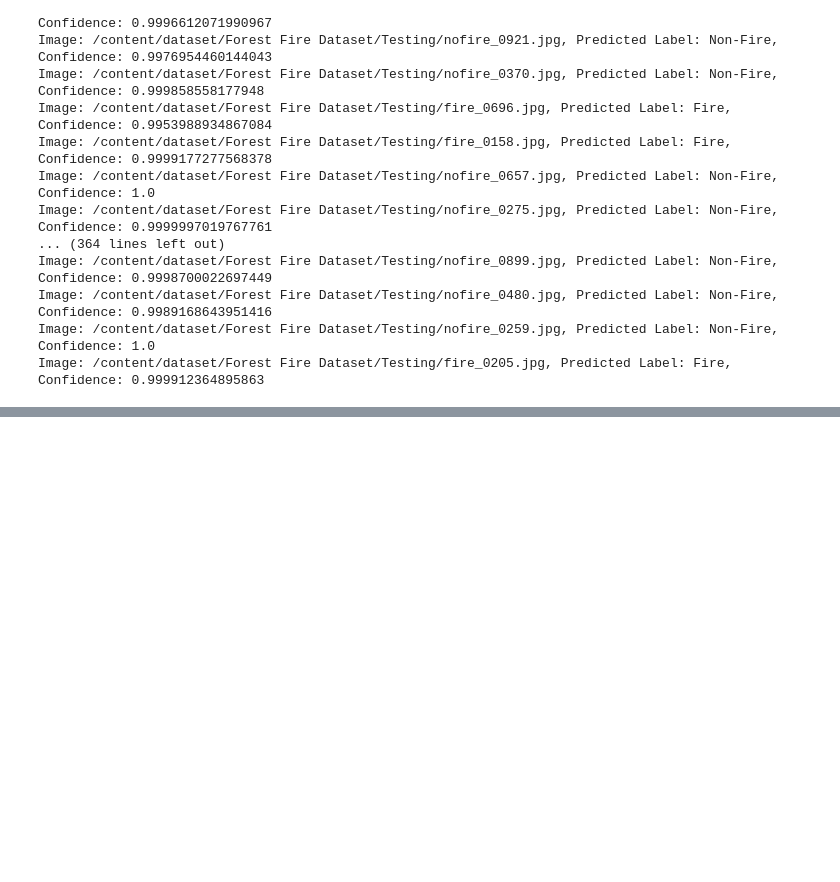
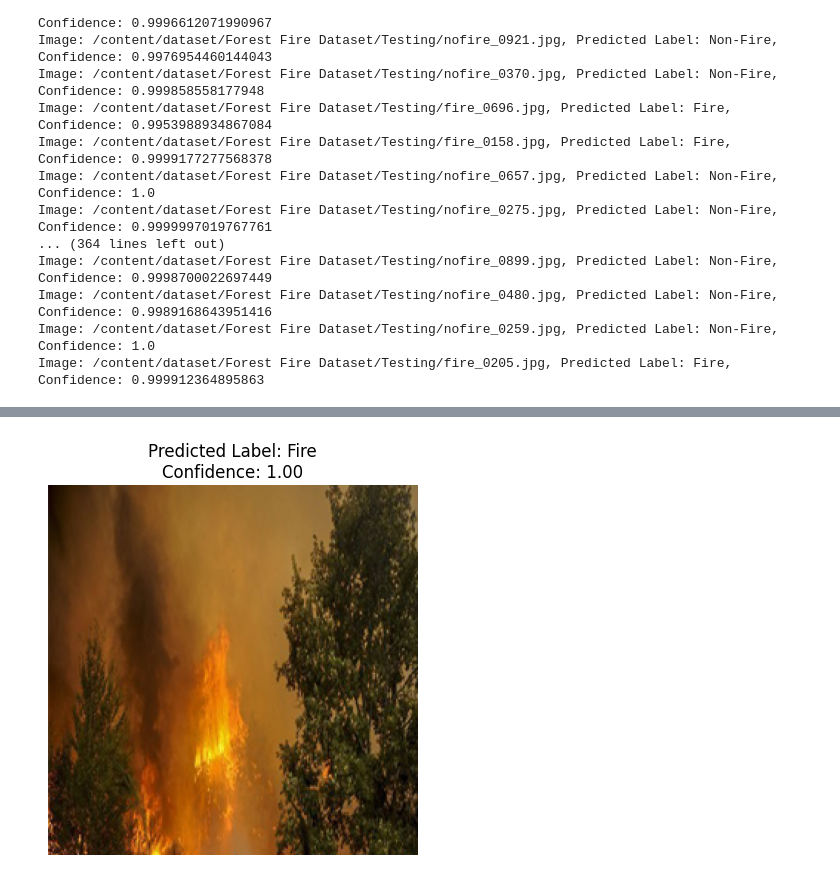
Before and after one commit to rahlgpta/FireDetection, a Jupyter notebook: Forrest_Fire_Detection.ipynb, the cells around one changed output, grey strips where cells are left out. Cells and saved outputs as stored; diff of their text form; code cells hidden in the pictures; blank space fills up the shorter version.

```diff
--- a/Forrest_Fire_Detection.ipynb
+++ b/Forrest_Fire_Detection.ipynb
@@ -114,3 +114,7 @@ Image: /content/dataset/Forest Fire Dataset/Testing/nofire_0899.jpg, Predicted L
 Image: /content/dataset/Forest Fire Dataset/Testing/nofire_0480.jpg, Predicted Label: Non-Fire, Confidence: 0.9989168643951416
 Image: /content/dataset/Forest Fire Dataset/Testing/nofire_0259.jpg, Predicted Label: Non-Fire, Confidence: 1.0
 Image: /content/dataset/Forest Fire Dataset/Testing/fire_0205.jpg, Predicted Label: Fire, Confidence: 0.999912364895863
+# %%
+random_index = random.randint(0, len(test_image_paths) - 1)
+random_image = load_img(test_image_paths[random_index], target_size=(img_height, img_width))
+random_image_array = img_to_array(random_image) / 255.0
@@ -116,0 +127,7 @@ Image: /content/dataset/Forest Fire Dataset/Testing/fire_0205.jpg, Predicted Lab
+# %%
+plt.imshow(random_image)
+plt.title(f"Predicted Label: {predicted_label}\nConfidence: {confidence:.2f}")
+plt.axis('off')
+plt.show()
+# %% [output]
+[figure, added]
```
Also changed, not shown: parts of 1 cell of this notebook.
